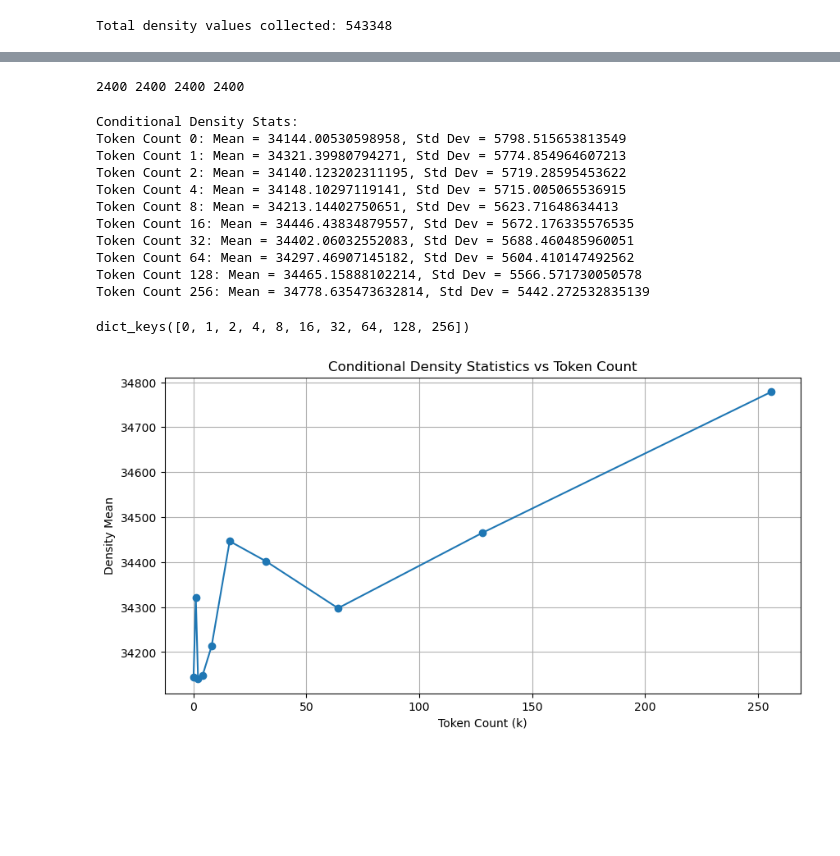
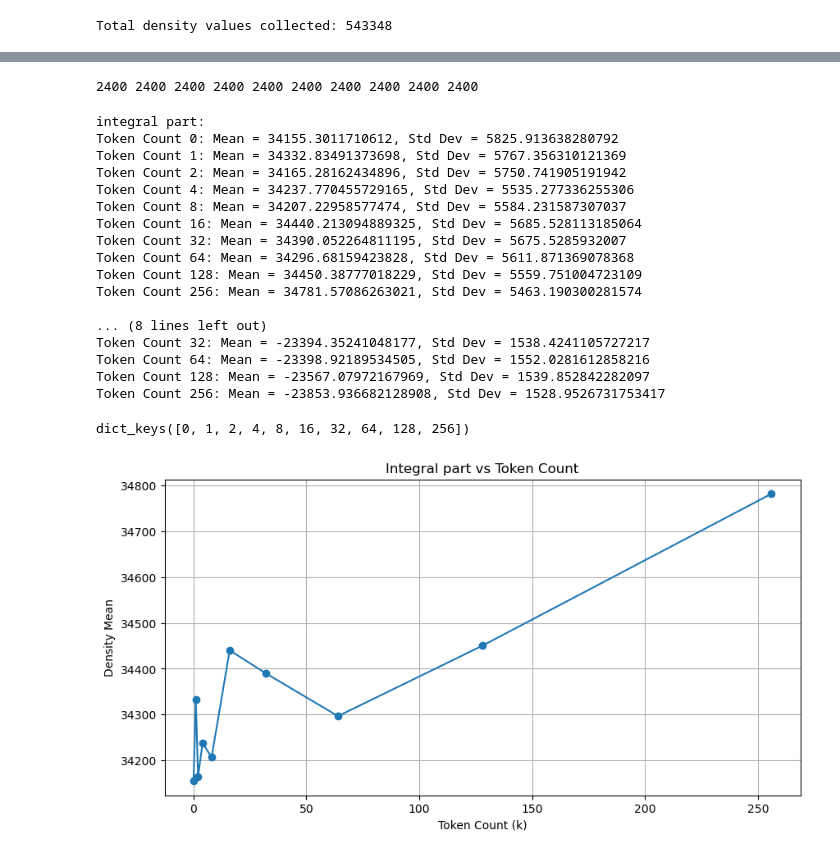
Before and after one commit to hevra01/thesis, a Jupyter notebook: notebooks/density_analysis.ipynb, the cells around one changed output, grey strips where cells are left out. Cells and saved outputs as stored; diff of their text form; code cells hidden in the pictures; blank space fills up the shorter version.

```diff
--- a/notebooks/density_analysis.ipynb
+++ b/notebooks/density_analysis.ipynb
@@ -45,6 +122,6 @@ Total density values collected: 543348
 # %%
 # read the conditional densities
-folder_path = "/BS/data_mani_compress/work/thesis/thesis/data/datasets/density_imagenet/val/"
+folder_path = "/BS/data_mani_compress/work/thesis/thesis/data/datasets/density_imagenet/val_analysis/"
 
 # with open(os.path.join(folder_path, "token_count_0/token_count_0_all.json"), 'r') as f:
 #     conditional_densities_0 = json.load(f)
@@ -77,9 +154,9 @@ with open(os.path.join(folder_path, "token_count_256/_0000_0200.json"), 'r') as
     conditional_densities_256 = json.load(f)
 
 # also get the unconditional densities
-with open('/BS/data_mani_compress/work/thesis/thesis/data/datasets/density_imagenet/val/token_count_0/_0000_0200.json', 'r') as f:
+with open('/BS/data_mani_compress/work/thesis/thesis/data/datasets/density_imagenet/val_analysis/token_count_0/_0000_0200.json', 'r') as f:
     unconditional_densities = json.load(f)
 
-print(len(unconditional_densities), len(conditional_densities_1), len(conditional_densities_2), len(conditional_densities_4))
+print(len(unconditional_densities), len(conditional_densities_1), len(conditional_densities_2), len(conditional_densities_4), len(conditional_densities_8), len(conditional_densities_16), len(conditional_densities_32), len(conditional_densities_64), len(conditional_densities_128), len(conditional_densities_256))
 # %% [output]
-2400 2400 2400 2400
+2400 2400 2400 2400 2400 2400 2400 2400 2400 2400
@@ -90,43 +197,62 @@ def compute_stats(data):
     std_dev = np.std(data)
     return mean, std_dev
 
-conditional_stats = {}
+conditional_stats_integral = {}
 for k, data in zip(
     [0, 1, 2, 4, 8, 16, 32, 64, 128, 256],
-    [unconditional_densities, conditional_densities_1, conditional_densities_2, conditional_densities_4, conditional_densities_8, conditional_densities_16, conditional_densities_32, conditional_densities_64, conditional_densities_128, conditional_densities_256]
+    [integral_0, integral_1, integral_2, integral_4, integral_8, integral_16, integral_32, integral_64, integral_128, integral_256]
 ):
     mean, std_dev = compute_stats(data)
-    conditional_stats[k] = {'mean': mean, 'std_dev': std_dev}
+    conditional_stats_integral[k] = {'mean': mean, 'std_dev': std_dev}
+
+conditional_stats_source = {}
+for k, data in zip(
+    [0, 1, 2, 4, 8, 16, 32, 64, 128, 256],
+    [source_0, source_1, source_2, source_4, source_8, source_16, source_32, source_64, source_128, source_256]
+):
+    mean, std_dev = compute_stats(data)
+    conditional_stats_source[k] = {'mean': mean, 'std_dev': std_dev}
 # %%
-print("Conditional Density Stats:")
-for k in sorted(conditional_stats.keys()):
-    stats = conditional_stats[k]
+print("integral part:")
+for k in sorted(conditional_stats_integral.keys()):
+    stats = conditional_stats_integral[k]
     print(f"Token Count {k}: Mean = {stats['mean']}, Std Dev = {stats['std_dev']}")
+
+print("\n \nsource part:")
+for k in sorted(conditional_stats_source.keys()):
+    stats = conditional_stats_source[k]
+    print(f"Token Count {k}: Mean = {stats['mean']}, Std Dev = {stats['std_dev']}")
 # %% [output]
-Conditional Density Stats:
-Token Count 0: Mean = 34144.00530598958, Std Dev = 5798.515653813549
-Token Count 1: Mean = 34321.39980794271, Std Dev = 5774.854964607213
-Token Count 2: Mean = 34140.123202311195, Std Dev = 5719.28595453622
-Token Count 4: Mean = 34148.10297119141, Std Dev = 5715.005065536915
-Token Count 8: Mean = 34213.14402750651, Std Dev = 5623.71648634413
-Token Count 16: Mean = 34446.43834879557, Std Dev = 5672.176335576535
-Token Count 32: Mean = 34402.06032552083, Std Dev = 5688.460485960051
-Token Count 64: Mean = 34297.46907145182, Std Dev = 5604.410147492562
-Token Count 128: Mean = 34465.15888102214, Std Dev = 5566.571730050578
-Token Count 256: Mean = 34778.635473632814, Std Dev = 5442.272532835139
+integral part:
+Token Count 0: Mean = 34155.3011710612, Std Dev = 5825.913638280792
+Token Count 1: Mean = 34332.83491373698, Std Dev = 5767.356310121369
+Token Count 2: Mean = 34165.28162434896, Std Dev = 5750.741905191942
+Token Count 4: Mean = 34237.770455729165, Std Dev = 5535.277336255306
+Token Count 8: Mean = 34207.22958577474, Std Dev = 5584.231587307037
+Token Count 16: Mean = 34440.213094889325, Std Dev = 5685.528113185064
+Token Count 32: Mean = 34390.052264811195, Std Dev = 5675.5285932007
+Token Count 64: Mean = 34296.68159423828, Std Dev = 5611.871369078368
+Token Count 128: Mean = 34450.38777018229, Std Dev = 5559.751004723109
+Token Count 256: Mean = 34781.57086263021, Std Dev = 5463.190300281574
+
+... (8 lines left out)
+Token Count 32: Mean = -23394.35241048177, Std Dev = 1538.4241105727217
+Token Count 64: Mean = -23398.92189534505, Std Dev = 1552.0281612858216
+Token Count 128: Mean = -23567.07972167969, Std Dev = 1539.852842282097
+Token Count 256: Mean = -23853.936682128908, Std Dev = 1528.9526731753417
 # %%
 # plot mean for each conditional density
-print(conditional_stats.keys())
-k_values = sorted(conditional_stats.keys())
-means = [conditional_stats[k]['mean'] for k in k_values]
+print(conditional_stats_integral.keys())
+k_values = sorted(conditional_stats_integral.keys())
+means = [conditional_stats_integral[k]['mean'] for k in k_values[:]]
 plt.figure(figsize=(10, 5))
-plt.plot(k_values, means, marker='o')
+plt.plot(k_values[:], means, marker='o')
 #plt.xscale('log', base=2)
 plt.xlabel('Token Count (k)')
 plt.ylabel('Density Mean')
-plt.title('Conditional Density Statistics vs Token Count')
+plt.title('Integral part vs Token Count')
 plt.grid(True)
 plt.show()
 # %% [output]
 dict_keys([0, 1, 2, 4, 8, 16, 32, 64, 128, 256])
-[figure, old version]
+[figure, new version]
```
Also changed, not shown: parts of 5 cells of this notebook, 9 other files.
